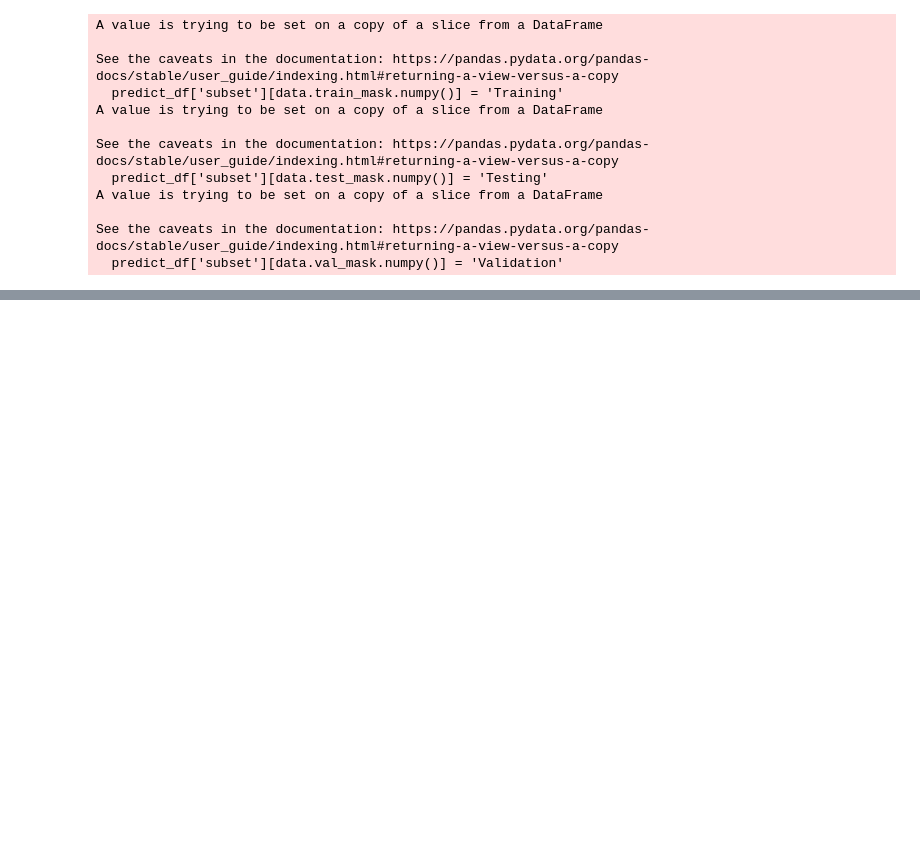
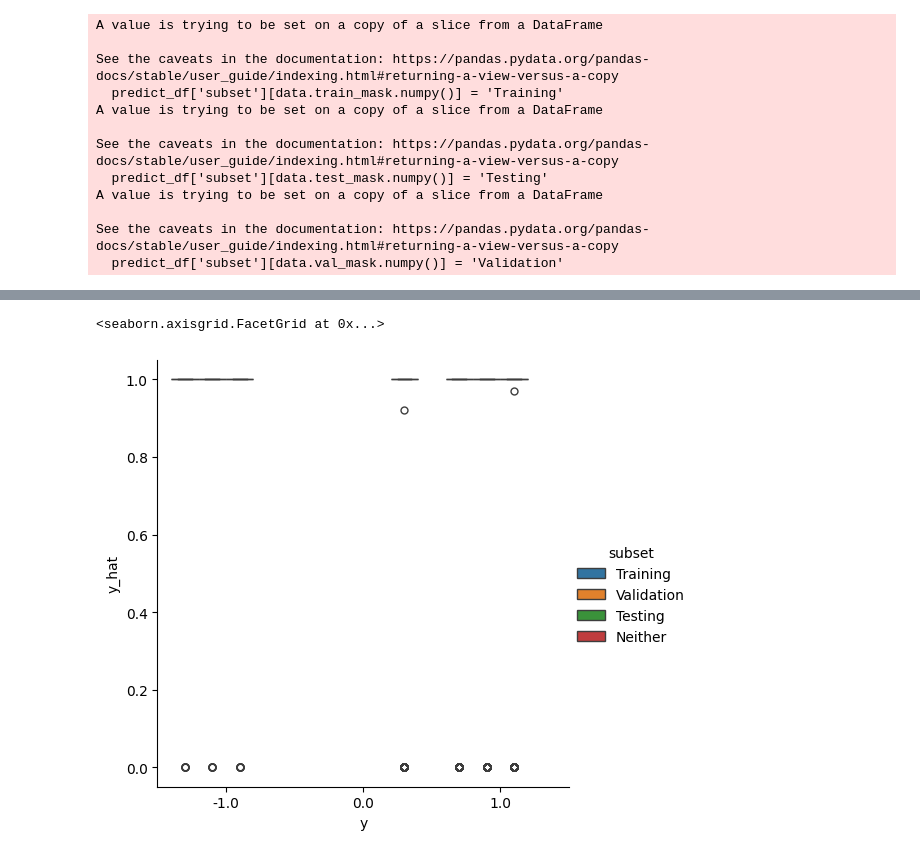
Before and after one commit to Craven-Biostat-Lab/morphology-prediction, a Jupyter notebook: gnn/results/first.ipynb, the cells around one changed output, grey strips where cells are left out. Cells and saved outputs as stored; diff of their text form; code cells hidden in the pictures; blank space fills up the shorter version.

```diff
--- a/gnn/results/first.ipynb
+++ b/gnn/results/first.ipynb
@@ -127,0 +128,5 @@ sns.catplot(predict_df, x='y', y='y_hat', hue='subset', kind='strip')
+# %%
+sns.catplot(predict_df, x='y', y='y_hat', hue='subset', kind='box')
+# %% [output]
+<seaborn.axisgrid.FacetGrid at 0x...>
+[figure, added]
```
Also changed, not shown: parts of 12 cells of this notebook.
